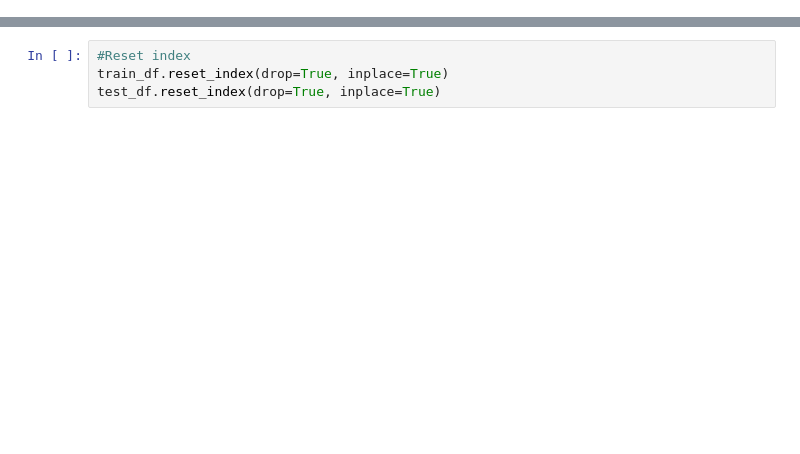
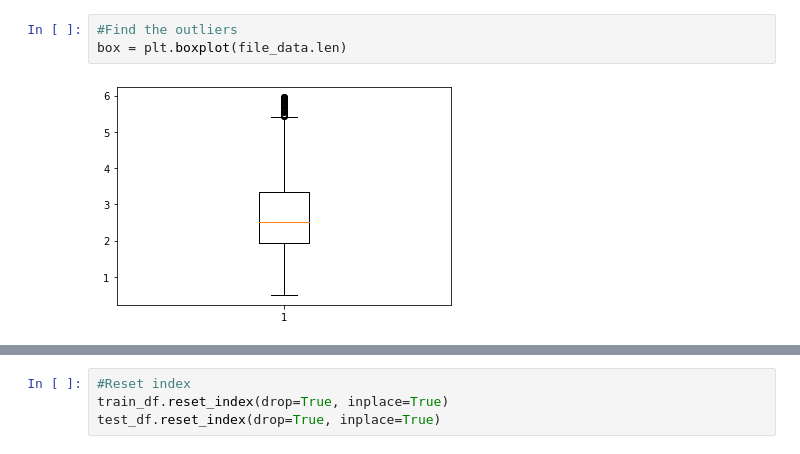
Before and after one commit to priyanshi9692/Adaptive-and-Heuristic-AI-enabled-IoT-Edge-for-high-risk-and-rural-patients, a Jupyter notebook: machinelearning/Respiratory/respiratory_1dconv.ipynb, the cells around one changed output, grey strips where cells are left out. Saved outputs shown, nothing was run; the diff lists cells and outputs as text; blank space fills up the shorter version.

```diff
--- a/machinelearning/Respiratory/respiratory_1dconv.ipynb
+++ b/machinelearning/Respiratory/respiratory_1dconv.ipynb
@@ -33,0 +43,5 @@ file_data
+# %%
+#Find the outliers
+box = plt.boxplot(file_data.len)
+# %% [output]
+[figure, added]
```
Also changed, not shown: parts of 36 cells of this notebook, 9 other files.
